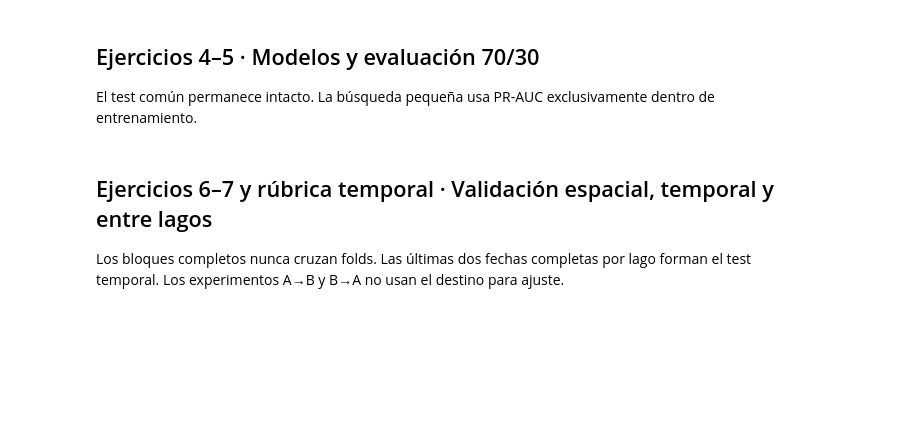
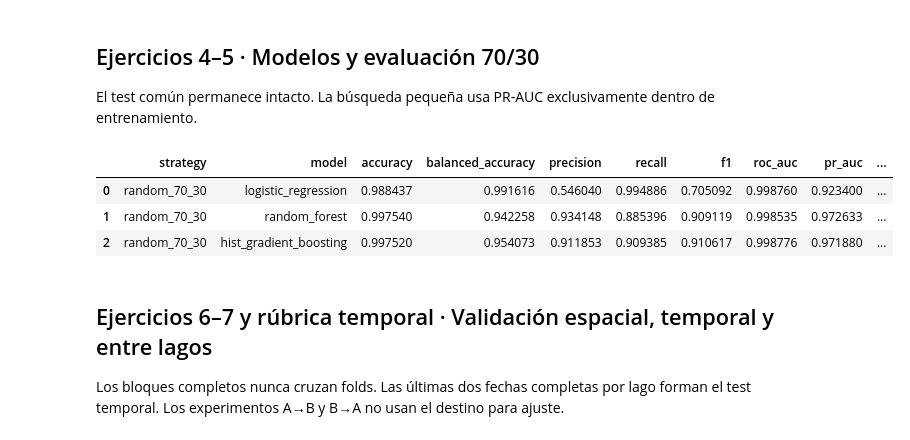
Before and after one commit to pablouwunya2021/lab4ds, a Jupyter notebook: notebooks/laboratorio4_parte2.ipynb, the cells around one changed output. Cells and saved outputs as stored; diff of their text form; code cells hidden in the pictures; blank space fills up the shorter version.

```diff
--- a/notebooks/laboratorio4_parte2.ipynb
+++ b/notebooks/laboratorio4_parte2.ipynb
@@ -20,8 +92,14 @@ display(predictor_audit())
 ## Ejercicios 4–5 · Modelos y evaluación 70/30
 El test común permanece intacto. La búsqueda pequeña usa PR-AUC exclusivamente dentro de entrenamiento.
 # %%
-random_results = train_random(data)
+metrics_path = ROOT/'outputs/parte2/metrics/random_metrics.csv'
+random_results = pd.read_csv(metrics_path) if metrics_path.exists() else train_random(data)
 display(random_results)
+# %% [output]
+|  | strategy | model | accuracy | balanced_accuracy | precision | recall | f1 | roc_auc | pr_auc | ... |
+| 0 | random_70_30 | logistic_regression | 0.988437 | 0.991616 | 0.546040 | 0.994886 | 0.705092 | 0.998760 | 0.923400 | ... |
+| 1 | random_70_30 | random_forest | 0.997540 | 0.942258 | 0.934148 | 0.885396 | 0.909119 | 0.998535 | 0.972633 | ... |
+| 2 | random_70_30 | hist_gradient_boosting | 0.997520 | 0.954073 | 0.911853 | 0.909385 | 0.910617 | 0.998776 | 0.971880 | ... |
 # %% [markdown]
 ## Ejercicios 6–7 y rúbrica temporal · Validación espacial, temporal y entre lagos
 Los bloques completos nunca cruzan folds. Las últimas dos fechas completas por lago forman el test temporal. Los experimentos A→B y B→A no usan el destino para ajuste.
```
Also changed, not shown: parts of 5 cells of this notebook, 24 other files.
